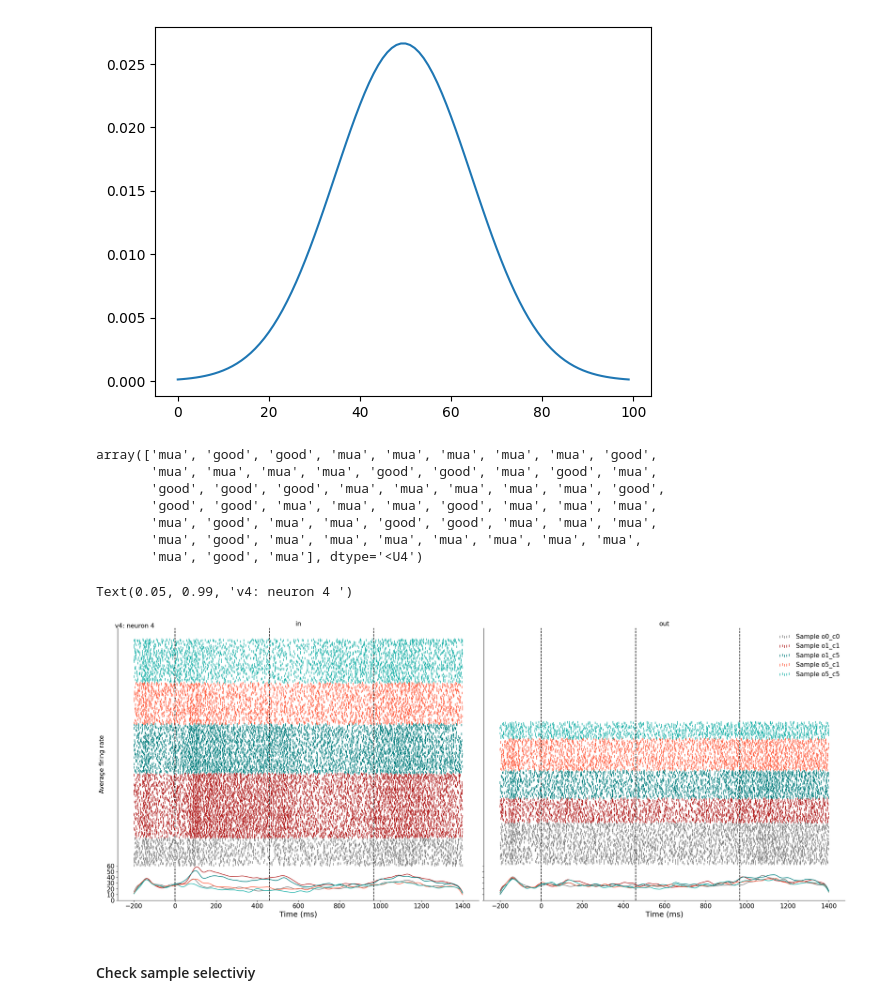
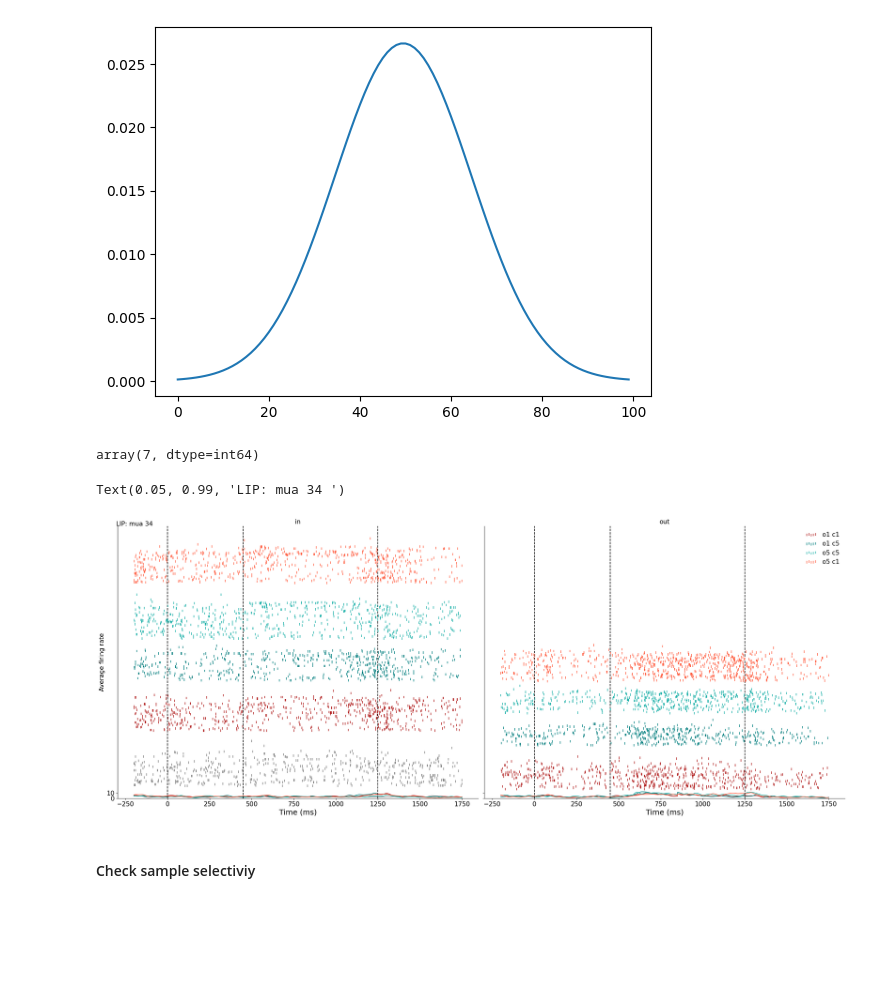
Before and after one commit to Ibos-lab/EphysVibe, a Jupyter notebook: examples/plot_sp_block1.ipynb, the cells around one changed output. Drawn from its saved outputs; the diff is of its cells as text; code cells hidden in the pictures; blank space fills up the shorter version.

Commit message:
+ Add plot b1 as class method

```diff
--- a/examples/plot_sp_block1.ipynb
+++ b/examples/plot_sp_block1.ipynb
@@ -60,3 +18,7 @@ array([  0,   3,   8,  16,  18,  19,  28,  36,  55,  56,  70,  73,  74,
+# %%
+filepath = "D:/data/session_struct/lip/neurons/2023-11-17_10-48-06_Riesling_lip_e1_r1_mua7_neu.h5"
+s_path = os.path.normpath(filepath).split(os.sep)
+neu = NeuronData.from_python_hdf5(filepath)
 # %%
 # define kernel for convolution
 fs_ds = config.FS / config.DOWNSAMPLE
@@ -94,10 +32,4 @@ samples = np.sort(np.unique(task["sample"].values))
-# %%
-data.clustersgroup
-# %% [output]
-array(['mua', 'good', 'good', 'mua', 'mua', 'mua', 'mua', 'mua', 'good',
-       'mua', 'mua', 'mua', 'mua', 'good', 'good', 'mua', 'good', 'mua',
-       'good', 'good', 'good', 'mua', 'mua', 'mua', 'mua', 'mua', 'good',
-       'good', 'good', 'mua', 'mua', 'mua', 'good', 'mua', 'mua', 'mua',
-       'mua', 'good', 'mua', 'mua', 'good', 'good', 'mua', 'mua', 'mua',
-       'mua', 'good', 'mua', 'mua', 'mua', 'mua', 'mua', 'mua', 'mua',
-       'mua', 'good', 'mua'], dtype='<U4')
+# %%
+neu.cluster_number
+# %% [output]
+array(7, dtype=int64)
@@ -104,40 +65,27 @@ array(['mua', 'good', 'good', 'mua', 'mua', 'mua', 'mua', 'mua', 'good',
 # %%
-i_neuron = 13
-neuron_type = data.clustersgroup[i_neuron]
-i_neu = np.sum(data.clustersgroup[:i_neuron+1]==neuron_type)
-if neuron_type == 'good':
-    neuron_type='neuron'
+sampleco = {'0':'neutral','11':'o1 c1','15':'o1 c5','51':'o5 c1','55':'o5 c5'}
 t_before = 200
-neuron_sp = trials_sp[:, neurons[i_neuron], :]
-shift_sp = SpikeData.indep_roll(neuron_sp, -(trials_s_on - t_before).astype(int), axis=1)[:, :1600]
 # Iterate by sample and condition
 fig, ax = plt.subplots(nrows=1, ncols=2, figsize=(25, 10), sharey=True)
 ax2 = [ax[0].twinx(), ax[1].twinx()]
 all_max_conv = 0
 all_max_trial = 0
+conv = {'out':conv_out,'in':conv_in}
+sp = {'out':samples_out,'in':samples_in}
 for i_ax, cond in enumerate(["in", "out"]):
     count_trials =  0
     max_conv = 0
-    for i_s, i_sample in enumerate(samples):
-        sample_idx = task[
-            np.logical_and(task["i_neuron"] == i_neuron,np.logical_and(task["in_out"] == cond, task["sample"] == i_sample))
-        ]["trial_idx"].values
-        # Select trials with at least 2 spikes/sec
-        bool_shift_sp = np.sum(shift_sp[sample_idx],axis=1)>=np.floor(2 * (shift_sp[sample_idx].shape[1]/1000))
-        mean_sp = np.zeros(shift_sp.shape[1])
-        if np.sum(bool_shift_sp)>3:
-            mean_sp = shift_sp[sample_idx][bool_shift_sp].mean(axis=0)
-        conv = np.convolve(mean_sp, kernel, mode="same") * fs_ds
-        max_conv = np.max(conv) if np.max(conv) > max_conv else max_conv
-        time = np.arange(0,len(conv))-t_before
+    for i_s, i_sample in enumerate(conv[cond].keys()):
+        max_conv = np.max(conv[cond][i_sample]) if np.max(conv[cond][i_sample]) > max_conv else max_conv
+        time = np.arange(0,len(conv[cond][i_sample]))-t_before
         ax[i_ax].plot( time,
-            conv,
+            conv[cond][i_sample],
             color=task_constants.PALETTE_B1[i_sample],
         )
         # Plot spikes
-        count_t = len(sample_idx)
-        rows,cols = np.where(shift_sp[sample_idx]>=1)
-        ax2[i_ax].scatter(cols-t_before,rows+count_trials, marker='|', alpha=1,edgecolors='none',color=task_constants.PALETTE_B1[i_sample],label="Sample %s" % i_sample)
+        count_t = len(sp[cond][i_sample])
+        rows,cols = np.where(sp[cond][i_sample]>=1)
+        ax2[i_ax].scatter(cols-t_before,rows+count_trials, marker='|', alpha=1,edgecolors='none',color=task_constants.PALETTE_B1[i_sample],label=sampleco[i_sample])
         count_trials +=count_t
     all_max_conv = max_conv if max_conv > all_max_conv else all_max_conv
     all_max_trial = count_trials if count_trials > all_max_trial else all_max_trial
@@ -149,52 +97,37 @@ for i_ax in range(2):
     plt.setp(ax2[i_ax].get_yticklabels(), visible=False)
     plt.setp(ax2[i_ax].get_yaxis(), visible=False)
     ax[i_ax].vlines(
-            [0,mean_s_off,mean_t_on_1],
+            [0,450,450+400+400],
             0,
             all_max_conv+all_max_trial+5,
             color='k',
             linestyles="dashed",
         )
     ax2[i_ax].spines["right"].set_visible(False)
-    #ax2[i_ax].spines["left"].set_visible(False)
     ax2[i_ax].spines["top"].set_visible(False)
-    #ax2[i_ax].spines["bottom"].set_visible(False)
     ax[i_ax].spines["right"].set_visible(False)
-    #ax[i_ax].spines["left"].set_visible(False)
     ax[i_ax].spines["top"].set_visible(False)
-    #ax[i_ax].spines["bottom"].set_visible(False)
 ax[0].set(xlabel="Time (ms)", ylabel="Average firing rate")
 ax2[1].set(xlabel="Time (ms)", ylabel="trials")
 ax[1].set_xlabel(xlabel="Time (ms)",fontsize=18)
 #ax[1].set_xticks(fontsize=15)
 ax[0].set_xlabel(xlabel="Time (ms)",fontsize=18)
 ax[0].set_ylabel(ylabel="Average firing rate",fontsize=15)
 for xtick in ax[0].xaxis.get_major_ticks():
     xtick.label1.set_fontsize(15)
-
 for ytick in ax[0].yaxis.get_major_ticks():
     ytick.label1.set_fontsize(15)
 for xtick in ax[1].xaxis.get_major_ticks():
     xtick.label1.set_fontsize(15)
-
 ax2[1].legend(fontsize=15,scatterpoints=5,columnspacing=0.5,framealpha=0,loc='upper right')
-# fig.legend()
 fig.tight_layout(pad=0.2, h_pad=0.2, w_pad=0.8)
-# fig.text(
-#     0.5,
-#     0.99,
-#     s="%s - Aligned with %s"
-#     % (s_path[-1][:-4][:10], list(task_constants.EVENTS_B1.keys())[2]),
-#     horizontalalignment="center",
-#     verticalalignment="center",
-# )
 ss_path = s_path[-1][:-3]
-fig.suptitle("%s: %s %d " % (s_path[-3], neuron_type, i_neu), x=0.05, y=0.99,fontsize=15)
+fig.suptitle("%s: %s %d " % (neu.area.upper(), neu.cluster_group, neu.cluster_id), x=0.05, y=0.99,fontsize=15)
 #fig.savefig(ss_path + "" + cgroup + "" + str(i_neuron + 1) +'.svg', bbox_inches="tight",transparent=True)
 #fig.savefig(ss_path + "" + cgroup + "" + str(i_neuron + 1) +'.pdf', bbox_inches="tight",transparent=True)
 # %% [output]
-Text(0.05, 0.99, 'v4: neuron 4 ')
+Text(0.05, 0.99, 'LIP: mua 34 ')
-[figure, old version]
+[figure, new version]
 # %%
 # fig.savefig("V4_b1.png",format='png',bbox_inches="tight", transparent=True)
 # fig.savefig("V4_b1.svg",format='svg',bbox_inches="tight", transparent=True)
```
Also changed, not shown: parts of 6 cells of this notebook, 1 other file.
